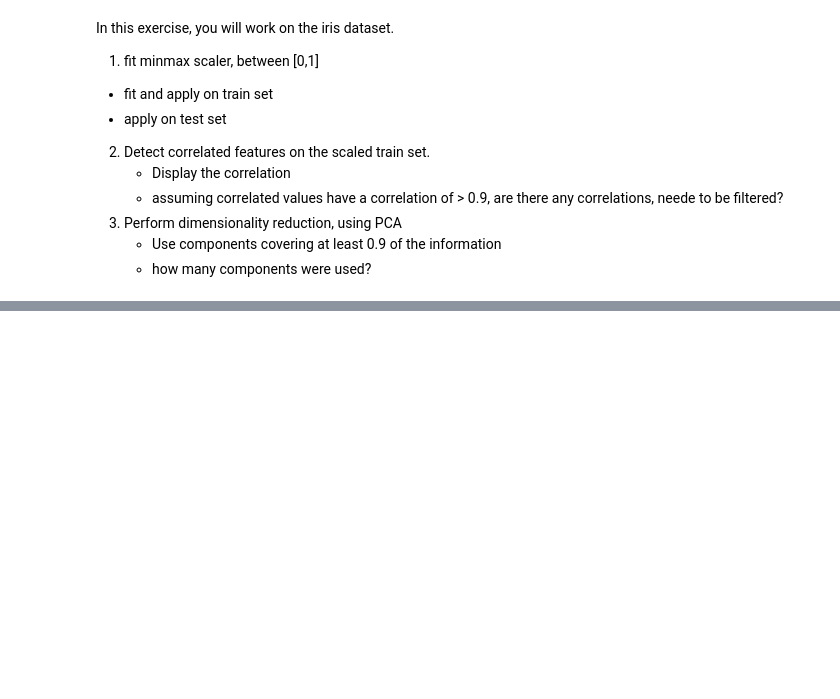
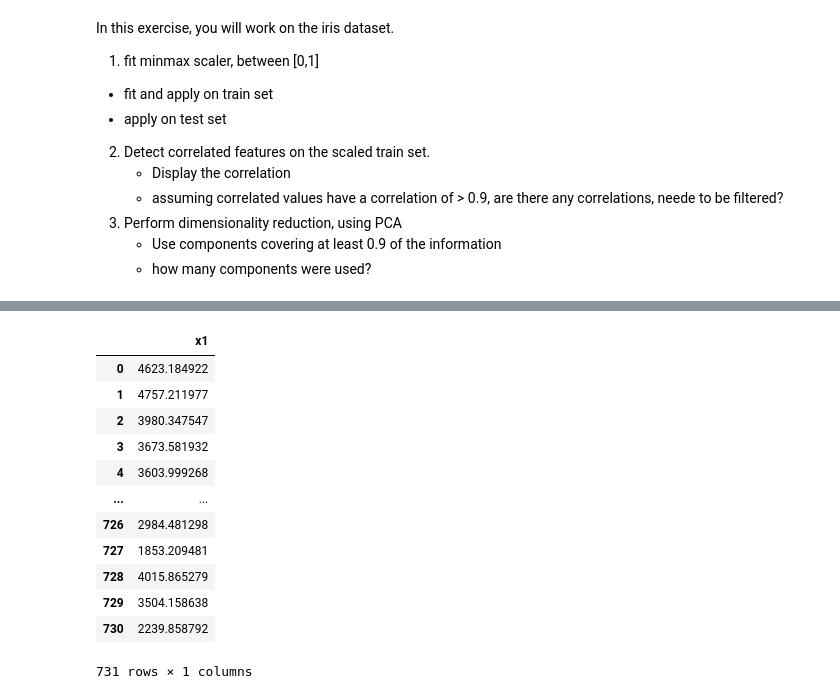
Before and after one commit to orianhit/machineLearning, a Jupyter notebook: tuturials/5/Preprocess_Scikit_Learn_Part1_Tut.ipynb, the cells around one changed output, grey strips where cells are left out. Saved outputs shown, nothing was run; the diff lists cells and outputs as text; code cells hidden in the pictures; blank space fills up the shorter version.

```diff
--- a/tuturials/5/Preprocess_Scikit_Learn_Part1_Tut.ipynb
+++ b/tuturials/5/Preprocess_Scikit_Learn_Part1_Tut.ipynb
@@ -558,2 +612,10 @@ y_train.head(3)
 # %%
 # Exercise 2, part 3, your solution:
+# %%
+pca = PCA(0.9)
+reduced_data = pd.DataFrame(pca.fit_transform(df_numeric),columns=['x1'],index=df_numeric.index)
+reduced_data.shape[1]
+reduced_data.head(3)
+pca.explained_variance_
+pca.explained_variance_ratio_
+pca.components_
@@ -559,0 +632,16 @@ y_train.head(3)
+# %%
+reduced_data
+# %% [output]
+|  | x1 |
+| 0 | 4623.184922 |
+| 1 | 4757.211977 |
+| 2 | 3980.347547 |
+| 3 | 3673.581932 |
+| 4 | 3603.999268 |
+| ... | ... |
+| 726 | 2984.481298 |
+| 727 | 1853.209481 |
+| 728 | 4015.865279 |
+| 729 | 3504.158638 |
+| 730 | 2239.858792 |
+731 rows × 1 columns
```
Also changed, not shown: parts of 16 cells of this notebook, 2 other files.
